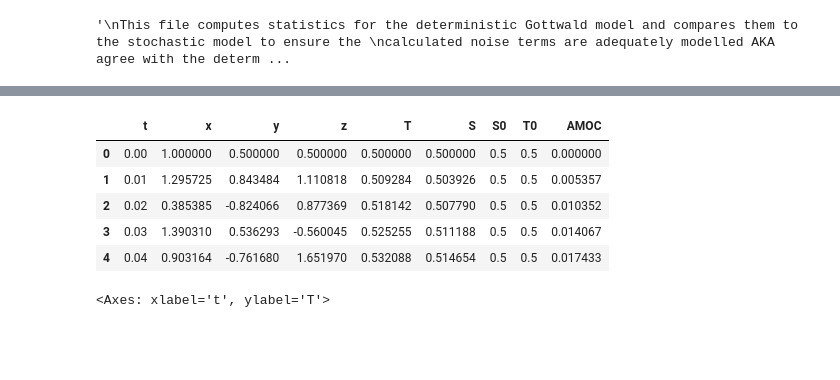
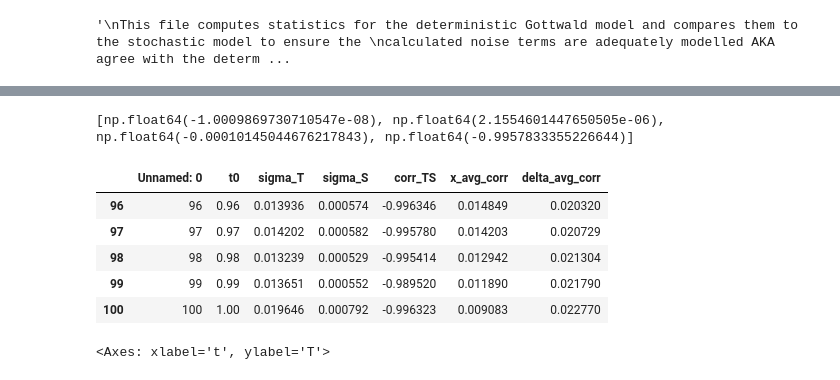
Before and after one commit to amethystaurora-robo/EWS_Gottwald, a Jupyter notebook: code/Analysis.ipynb, the cells around one changed output, grey strips where cells are left out. Drawn from its saved outputs; the diff is of its cells as text; code cells hidden in the pictures; blank space fills up the shorter version.

```diff
--- a/code/Analysis.ipynb
+++ b/code/Analysis.ipynb
@@ -17,3 +17,4 @@ import seaborn as sns
 import matplotlib.pyplot as plt
 # %%
 control_run = pd.read_csv("../data/control_run5000_year.csv")
+cov_matrix = pd.read_csv("../data/cov_matrix.csv")
@@ -20,12 +56,16 @@ control_run = pd.read_csv("../data/control_run5000_year.csv")
+# %%
+print(cov_inter)
+# %% [output]
+[np.float64(-1.0009869730710547e-08), np.float64(2.1554601447650505e-06), np.float64(-0.00010145044676217843), np.float64(-0.9957833355226644)]
 # %%
-control_run.head()
+cov_matrix.tail()
 # %% [output]
-|  | t | x | y | z | T | S | S0 | T0 | AMOC |
-| 0 | 0.00 | 1.000000 | 0.500000 | 0.500000 | 0.500000 | 0.500000 | 0.5 | 0.5 | 0.000000 |
-| 1 | 0.01 | 1.295725 | 0.843484 | 1.110818 | 0.509284 | 0.503926 | 0.5 | 0.5 | 0.005357 |
-| 2 | 0.02 | 0.385385 | -0.824066 | 0.877369 | 0.518142 | 0.507790 | 0.5 | 0.5 | 0.010352 |
-| 3 | 0.03 | 1.390310 | 0.536293 | -0.560045 | 0.525255 | 0.511188 | 0.5 | 0.5 | 0.014067 |
-| 4 | 0.04 | 0.903164 | -0.761680 | 1.651970 | 0.532088 | 0.514654 | 0.5 | 0.5 | 0.017433 |
+|  | Unnamed: 0 | t0 | sigma_T | sigma_S | corr_TS | x_avg_corr | delta_avg_corr |
+| 96 | 96 | 0.96 | 0.013936 | 0.000574 | -0.996346 | 0.014849 | 0.020320 |
+| 97 | 97 | 0.97 | 0.014202 | 0.000582 | -0.995780 | 0.014203 | 0.020729 |
+| 98 | 98 | 0.98 | 0.013239 | 0.000529 | -0.995414 | 0.012942 | 0.021304 |
+| 99 | 99 | 0.99 | 0.013651 | 0.000552 | -0.989520 | 0.011890 | 0.021790 |
+| 100 | 100 | 1.00 | 0.019646 | 0.000792 | -0.996323 | 0.009083 | 0.022770 |
 # %%
 sns.lineplot(data=control_run,x='t',y='T')
 sns.lineplot(data=control_run,x='t',y='S')
```
Also changed, not shown: parts of 4 cells of this notebook, 2 other files.
